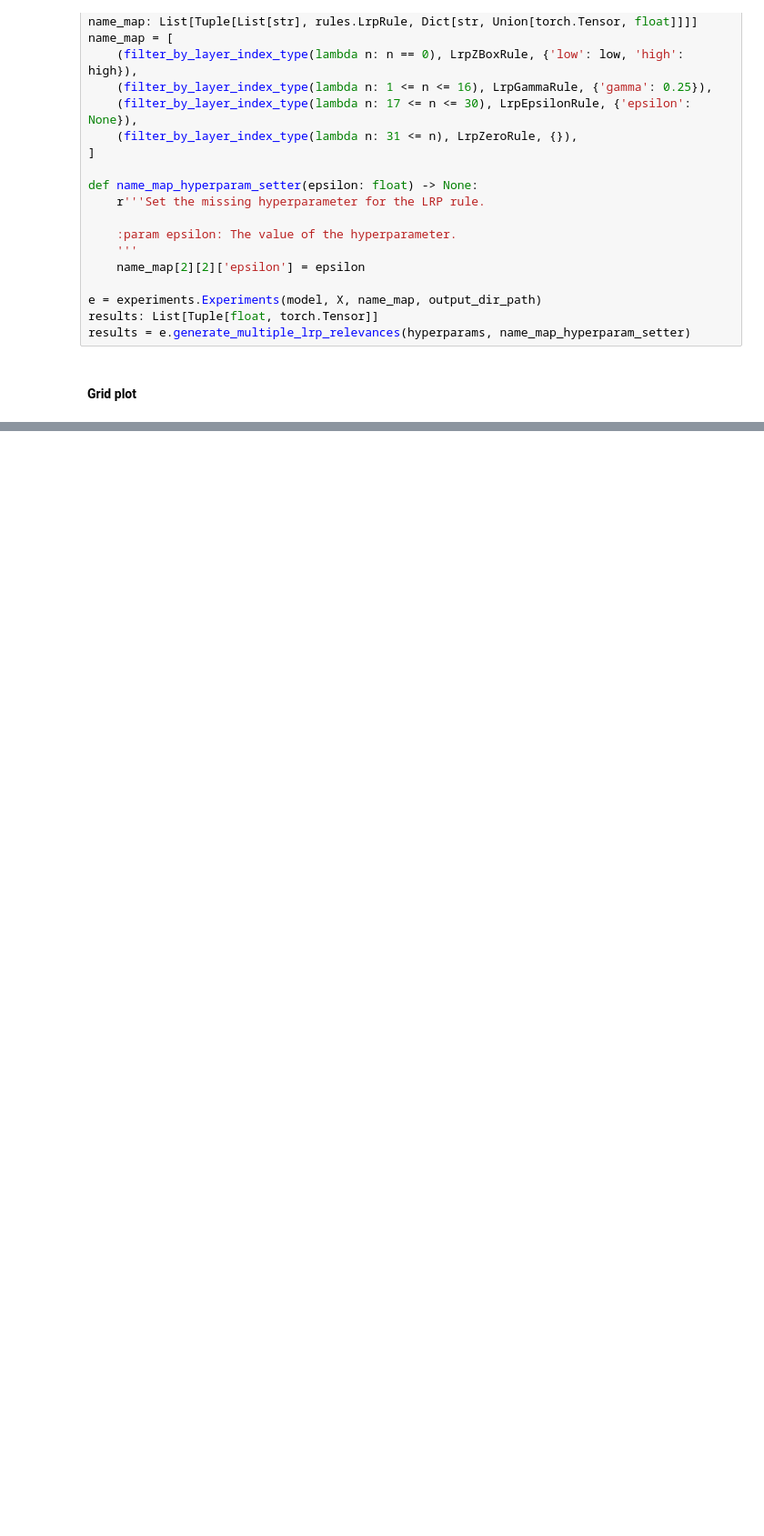
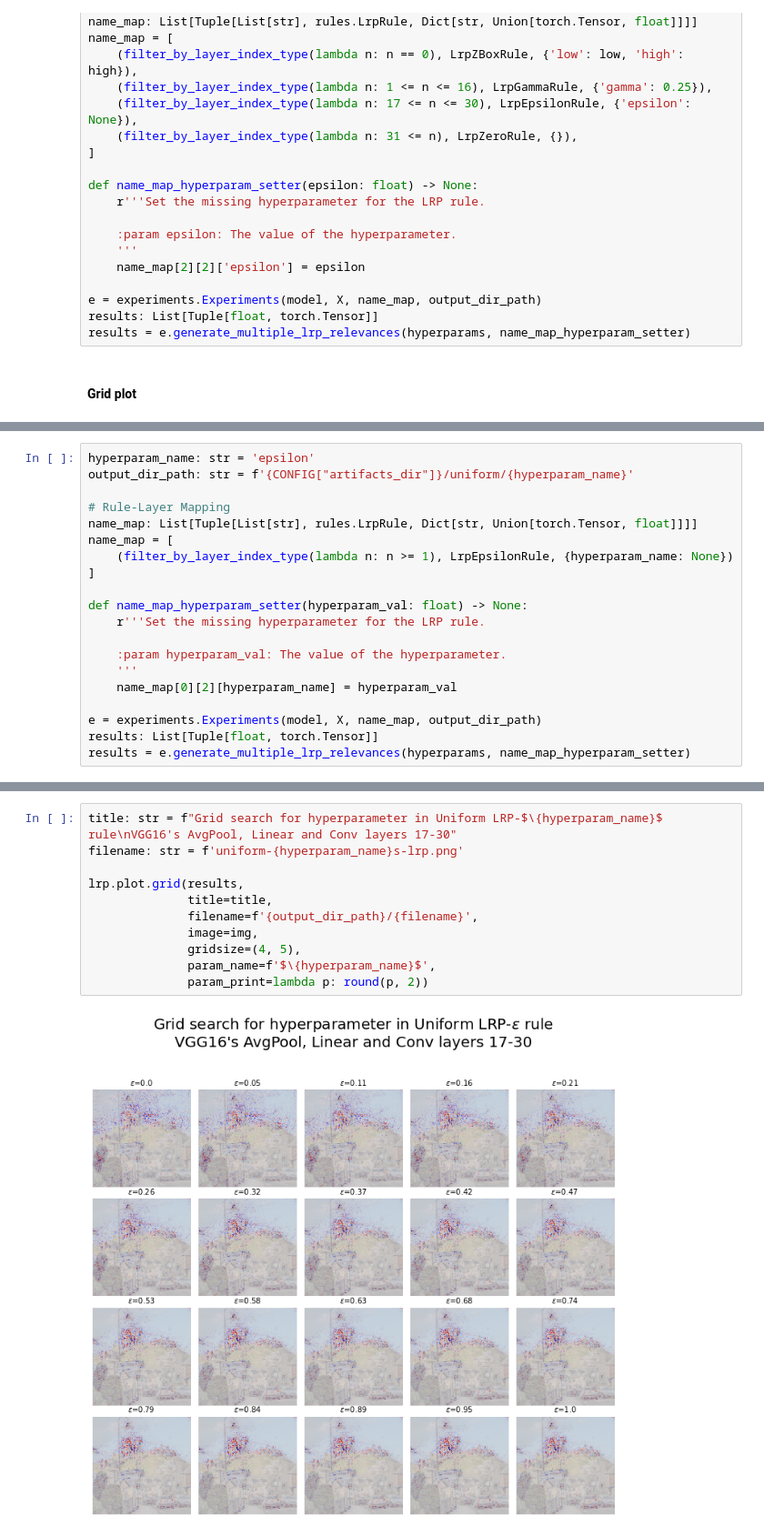
Before and after one commit to rodrigobdz/lrp, a Jupyter notebook: experiments/experiments.ipynb, the cells around one changed output, grey strips where cells are left out. Shown at 91% size. Drawn from its saved outputs; the diff is of its cells as text; blank space fills up the shorter version.

```diff
--- a/experiments/experiments.ipynb
+++ b/experiments/experiments.ipynb
@@ -157,0 +180,20 @@ lrp.plot.grid(results,
+# %%
+hyperparam_name: str = 'epsilon'
+output_dir_path: str = f'{CONFIG["artifacts_dir"]}/uniform/{hyperparam_name}'
+
+# Rule-Layer Mapping
+name_map: List[Tuple[List[str], rules.LrpRule, Dict[str, Union[torch.Tensor, float]]]]
+name_map = [
+    (filter_by_layer_index_type(lambda n: n >= 1), LrpEpsilonRule, {hyperparam_name: None})
+]
+
+def name_map_hyperparam_setter(hyperparam_val: float) -> None:
+    r'''Set the missing hyperparameter for the LRP rule.
+
+    :param hyperparam_val: The value of the hyperparameter.
+    '''
+    name_map[0][2][hyperparam_name] = hyperparam_val
+
+e = experiments.Experiments(model, X, name_map, output_dir_path)
+results: List[Tuple[float, torch.Tensor]]
+results = e.generate_multiple_lrp_relevances(hyperparams, name_map_hyperparam_setter)
@@ -157,0 +202,13 @@ lrp.plot.grid(results,
+# %%
+title: str = f"Grid search for hyperparameter in Uniform LRP-$\{hyperparam_name}$ rule\nVGG16's AvgPool, Linear and Conv layers 17-30"
+filename: str = f'uniform-{hyperparam_name}s-lrp.png'
+
+lrp.plot.grid(results,
+              title=title,
+              filename=f'{output_dir_path}/{filename}',
+              image=img,
+              gridsize=(4, 5),
+              param_name=f'$\{hyperparam_name}$',
+              param_print=lambda p: round(p, 2))
+# %% [output]
+[figure, added]
```
Also changed, not shown: parts of 11 cells of this notebook.
